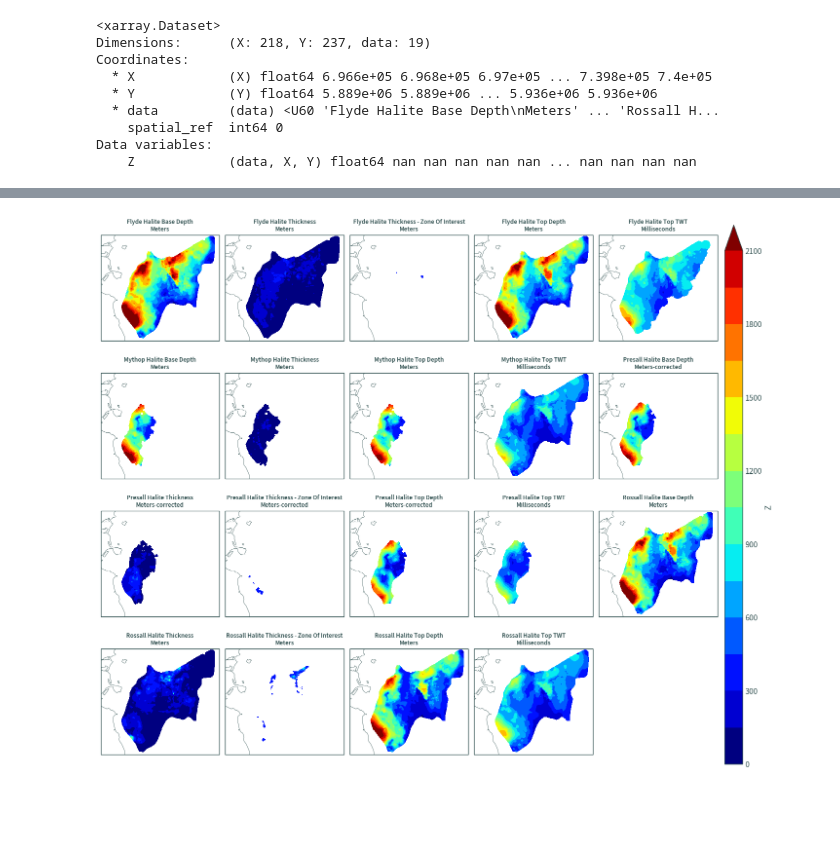
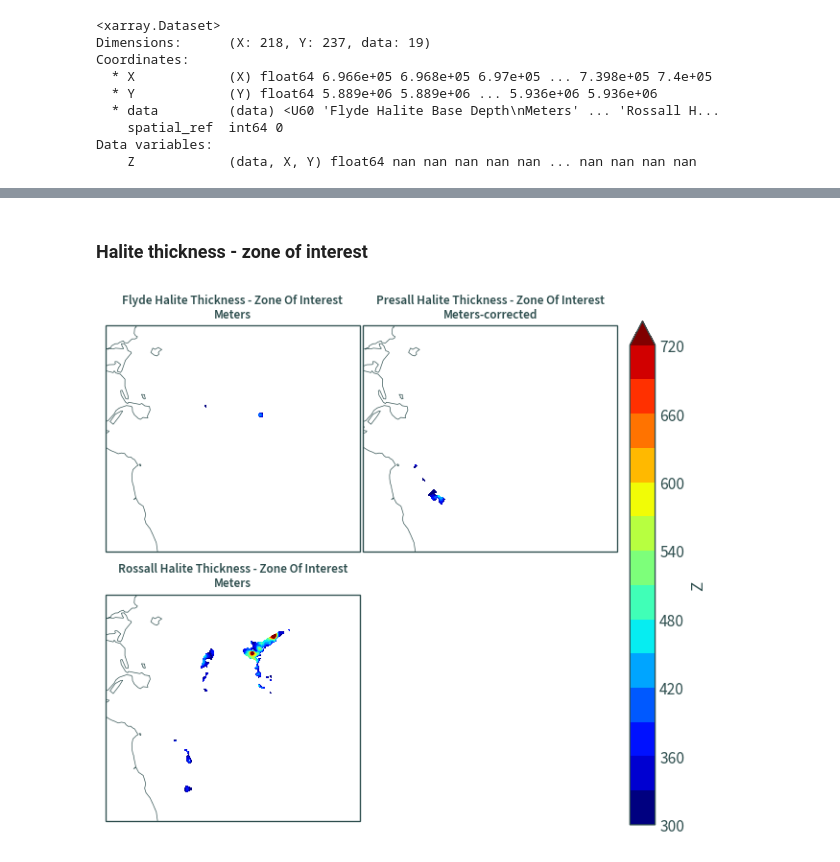
Before and after one commit to wind-to-hydrogen-toolkit/hydrogen-salt-storage, a Jupyter notebook: notebooks/kish_basin_dat_files.ipynb, the cells around one changed output, grey strips where cells are left out. Drawn from its saved outputs; the diff is of its cells as text; code cells hidden in the pictures; blank space fills up the shorter version.

Commit message:
update plots

```diff
--- a/notebooks/kish_basin_dat_files.ipynb
+++ b/notebooks/kish_basin_dat_files.ipynb
@@ -17,14 +17,14 @@ from datetime import datetime, timezone
 from shapely.geometry import Polygon
 # %%
 # base data download directory
-SUB_DIR = os.path.join("data", "kish-basin")
-os.makedirs(SUB_DIR, exist_ok=True)
+DATA_DIR = os.path.join("data", "kish-basin")
+os.makedirs(DATA_DIR, exist_ok=True)
 
 URL = "https://hyss.ie/wp-content/uploads/2023/07/Kish-Basin-dat-files.zip"
 KNOWN_HASH = None
 FILE_NAME = "Kish-Basin-dat-files.zip"
 
-DATA_FILE = os.path.join(SUB_DIR, FILE_NAME)
+DATA_FILE = os.path.join(DATA_DIR, FILE_NAME)
 
 # boundary data
 ie = gpd.read_file(
@@ -170,7 +170,7 @@ def read_dat_file(dat_path: str, crs: int = 23029):
 
     return ds
 # %%
-ds = read_dat_file(os.path.join(SUB_DIR, "*.dat"))
+ds = read_dat_file(os.path.join(DATA_DIR, "*.dat"))
 # %%
 ds
 # %% [output]
@@ -185,0 +188,20 @@ Data variables:
+# %%
+plot_data = ds.sel(
+    data=[x for x in ds["data"].values if "Thickness\nMeters" in x]
+)
+fig = plot_data["Z"].plot.contourf(
+    x="X", y="Y", col="data",
+    cmap="jet", col_wrap=2, robust=True, levels=15,
+    subplot_kws={"projection": ccrs.epsg(23029)},
+    transform=ccrs.epsg(23029),
+    xlim=(687000, 742000), ylim=(5888000, 5937000),
+    cbar_kwargs={"aspect": 20, "pad": 0.02}
+)
+for axis in fig.axs.flat:
+    ie.to_crs(23029).boundary.plot(
+        ax=axis, edgecolor="darkslategrey", linewidth=.5
+    )
+# fig.set_titles("{value}", fontsize=10)
+for ax, title in zip(fig.axs.flat, plot_data["data"].values):
+    ax.set_title(title, fontsize=10)
+plt.show()
@@ -186,19 +210,22 @@ Data variables:
+# %% [markdown]
+### Halite thickness - zone of interest
 # %%
-fig = ds["Z"].plot.contourf(
+plot_data = ds.sel(data=[x for x in ds["data"].values if "Zone" in x])
+fig = plot_data["Z"].plot.contourf(
     x="X", y="Y", col="data",
-    cmap="jet", col_wrap=5, robust=True, levels=15,
+    cmap="jet", col_wrap=2, robust=True, levels=15,
     subplot_kws={"projection": ccrs.epsg(23029)},
     transform=ccrs.epsg(23029),
     xlim=(687000, 742000), ylim=(5888000, 5937000),
-    cbar_kwargs={"aspect": 30, "pad": 0.01}
+    cbar_kwargs={"aspect": 20, "pad": 0.02}
 )
 for axis in fig.axs.flat:
     ie.to_crs(23029).boundary.plot(
         ax=axis, edgecolor="darkslategrey", linewidth=.5
     )
 # fig.set_titles("{value}", fontsize=10)
-for ax, title in zip(fig.axs.flat, ds["data"].values):
+for ax, title in zip(fig.axs.flat, plot_data["data"].values):
     ax.set_title(title, fontsize=10)
 plt.show()
 # %% [output]
-[figure, old version]
+[figure, new version]
```
Also changed, not shown: parts of 14 cells of this notebook, 3 other files.
